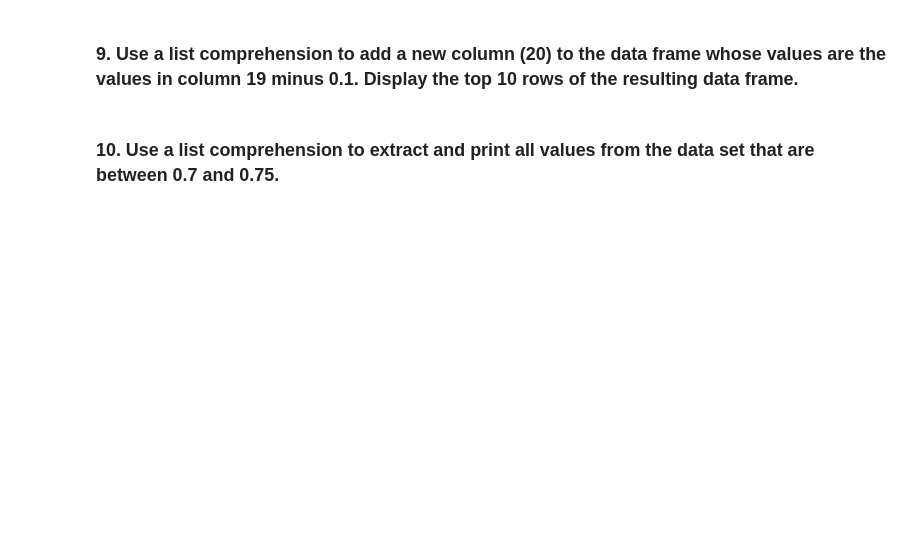
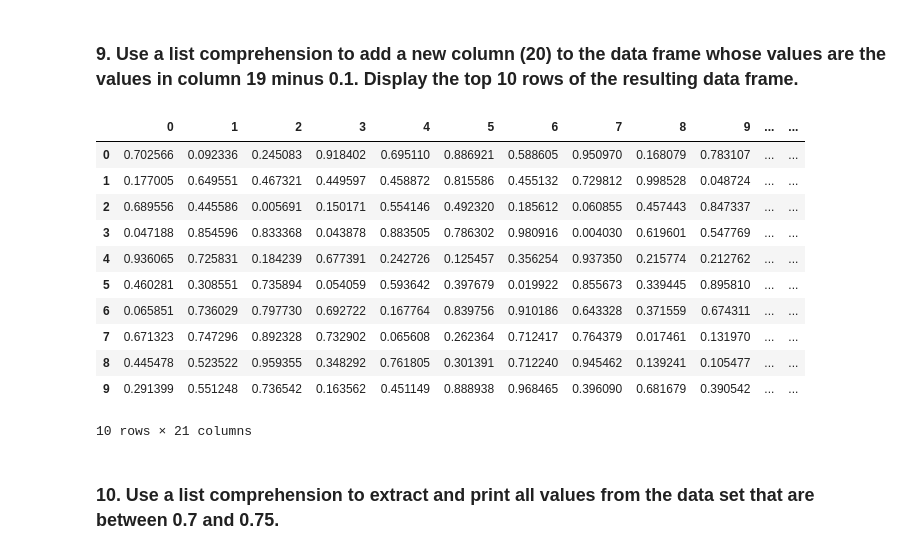
Before and after one commit to rihp/datamad0320, a Jupyter notebook: module-1/lab-list-comprehensions/your-code/main.ipynb, the cells around one changed output. Drawn from its saved outputs; the diff is of its cells as text; code cells hidden in the pictures; blank space fills up the shorter version.

```diff
--- a/module-1/lab-list-comprehensions/your-code/main.ipynb
+++ b/module-1/lab-list-comprehensions/your-code/main.ipynb
@@ -159,4 +153,21 @@ for column in df:
 # %% [markdown]
 ### 9. Use a list comprehension to add a new column (20) to the data frame whose values are the values in column 19 minus 0.1. Display the top 10 rows of the resulting data frame.
+# %%
+list9 = [e-0.1 for e in df[19]]
+df[20] = list9
+df.head(10)
+# %% [output]
+|  | 0 | 1 | 2 | 3 | 4 | 5 | 6 | 7 | 8 | 9 | ... | ... |
+| 0 | 0.702566 | 0.092336 | 0.245083 | 0.918402 | 0.695110 | 0.886921 | 0.588605 | 0.950970 | 0.168079 | 0.783107 | ... | ... |
+| 1 | 0.177005 | 0.649551 | 0.467321 | 0.449597 | 0.458872 | 0.815586 | 0.455132 | 0.729812 | 0.998528 | 0.048724 | ... | ... |
+| 2 | 0.689556 | 0.445586 | 0.005691 | 0.150171 | 0.554146 | 0.492320 | 0.185612 | 0.060855 | 0.457443 | 0.847337 | ... | ... |
+| 3 | 0.047188 | 0.854596 | 0.833368 | 0.043878 | 0.883505 | 0.786302 | 0.980916 | 0.004030 | 0.619601 | 0.547769 | ... | ... |
+| 4 | 0.936065 | 0.725831 | 0.184239 | 0.677391 | 0.242726 | 0.125457 | 0.356254 | 0.937350 | 0.215774 | 0.212762 | ... | ... |
+| 5 | 0.460281 | 0.308551 | 0.735894 | 0.054059 | 0.593642 | 0.397679 | 0.019922 | 0.855673 | 0.339445 | 0.895810 | ... | ... |
+| 6 | 0.065851 | 0.736029 | 0.797730 | 0.692722 | 0.167764 | 0.839756 | 0.910186 | 0.643328 | 0.371559 | 0.674311 | ... | ... |
+| 7 | 0.671323 | 0.747296 | 0.892328 | 0.732902 | 0.065608 | 0.262364 | 0.712417 | 0.764379 | 0.017461 | 0.131970 | ... | ... |
+| 8 | 0.445478 | 0.523522 | 0.959355 | 0.348292 | 0.761805 | 0.301391 | 0.712240 | 0.945462 | 0.139241 | 0.105477 | ... | ... |
+| 9 | 0.291399 | 0.551248 | 0.736542 | 0.163562 | 0.451149 | 0.888938 | 0.968465 | 0.396090 | 0.681679 | 0.390542 | ... | ... |
+10 rows × 21 columns
 # %% [markdown]
 ### 10. Use a list comprehension to extract and print all values from the data set that are between 0.7 and 0.75.
```
Also changed, not shown: parts of 4 cells of this notebook.
